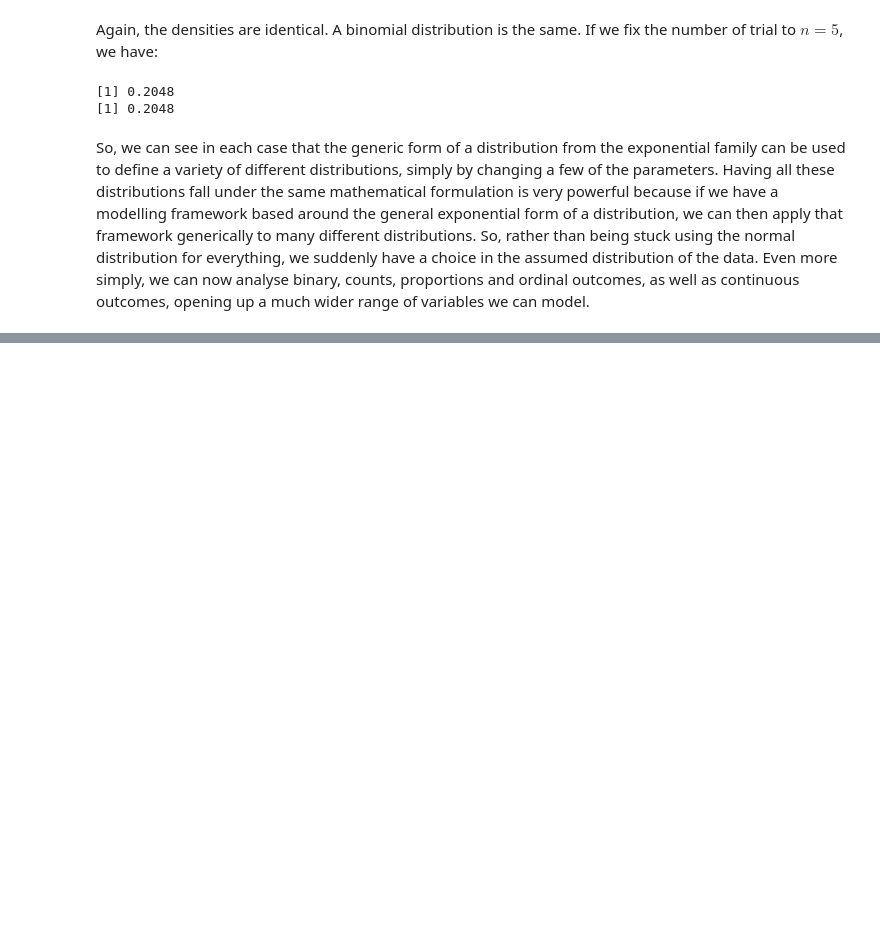
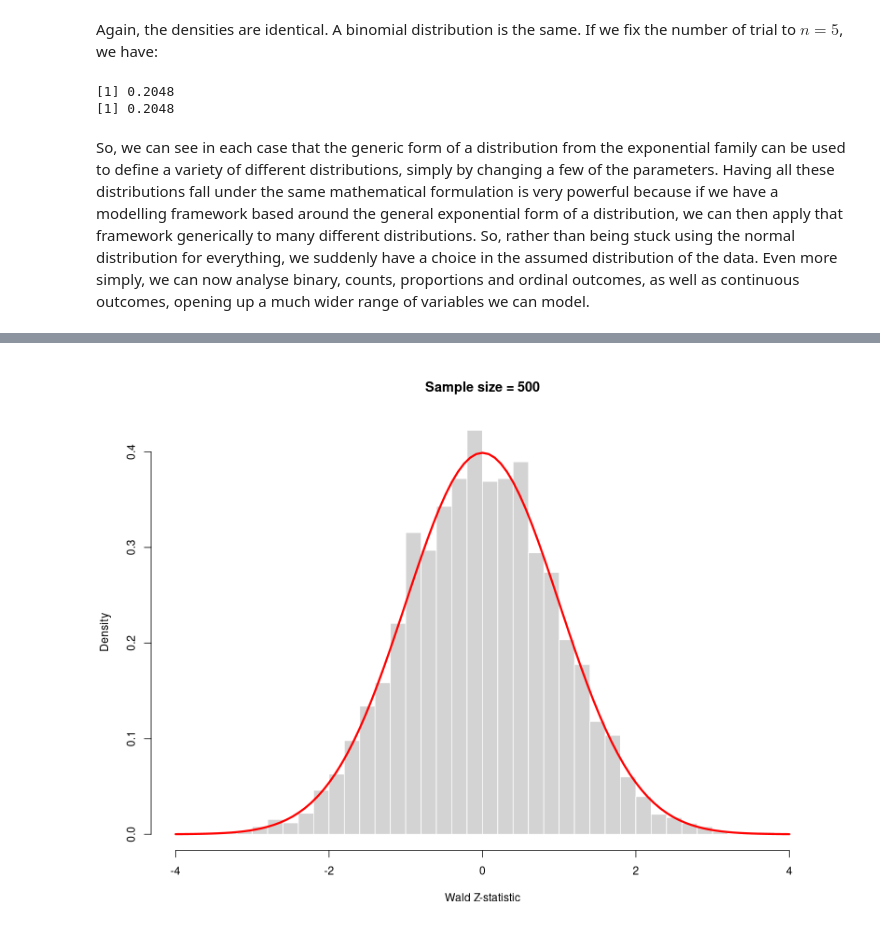
Before and after one commit to PCHN63112-Generalised-Linear-Mixed/extending-linear-models, a Jupyter notebook: workshop.ipynb, the cells around one changed output, grey strips where cells are left out. Saved outputs shown, nothing was run; the diff lists cells and outputs as text; code cells hidden in the pictures; blank space fills up the shorter version.

```diff
--- a/workshop.ipynb
+++ b/workshop.ipynb
@@ -90,0 +100,37 @@ So, we can see in each case that the generic form of a distribution from the exp
+# %%
+# Simulation Parameters
+set.seed(666)
+n      <- 500
+lambda <- 2
+n.sim  <- 10000
+
+# Simulate Wald Z-statistics (under the null)
+wald <- replicate(n.sim, {
+
+  # Sample from Poisson distribution
+  y <- rpois(n, lambda)
+
+  # Estimate lambda
+  lambda.hat <- mean(y)
+
+  # sqrt(W)
+  (lambda.hat - lambda) / sqrt(lambda.hat / n)
+})
+
+# Plot the distribution
+hist(wald,
+     probability = TRUE,
+     breaks      = 50,
+     col         = "lightgrey",
+     border      = "white",
+     xlab        = "Wald Z-statistic",
+     main        = paste("Sample size =",n),
+     xlim        = c(-4,4))
+
+# Add standard normal curve
+curve(dnorm(x),
+      add = TRUE,
+      col = "red",
+      lwd = 3)
+# %% [output]
+[figure, added]
```
Also changed, not shown: parts of 6 cells of this notebook, 2 other files.
